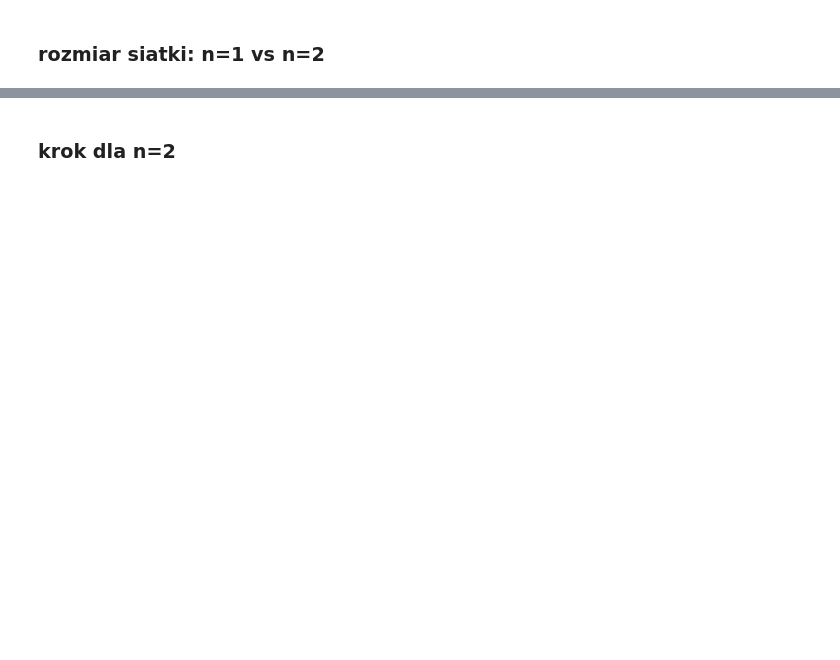
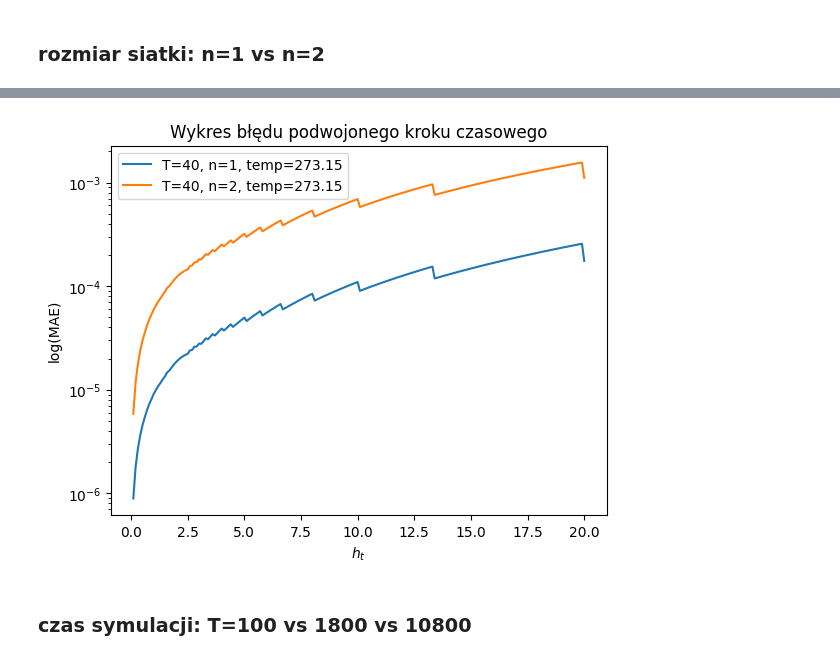
Before and after one commit to Gonieeg/MODDET_projekt, a Jupyter notebook: notebooks/analiza_bledu.ipynb, the cells around one changed output, grey strips where cells are left out. Drawn from its saved outputs; the diff is of its cells as text; code cells hidden in the pictures; blank space fills up the shorter version.

```diff
--- a/notebooks/analiza_bledu.ipynb
+++ b/notebooks/analiza_bledu.ipynb
@@ -26,3 +25,11 @@ n2 = test2kroku(20,nasze_kroki,2,0,2,0)
+# %%
+nasze_kroki = np.arange(0.1,20.1,0.1)
+n1 = test2kroku(40,nasze_kroki,1,0,2,0)
+n2 = test2kroku(40,nasze_kroki,2,0,2,0)
+plt.legend()
+plt.show()
+# %% [output]
+[figure, added]
 # %% [markdown]
-### krok dla n=2
+### czas symulacji: T=100 vs 1800 vs 10800
 # %%
```
Also changed, not shown: parts of 18 cells of this notebook, 3 other files.
